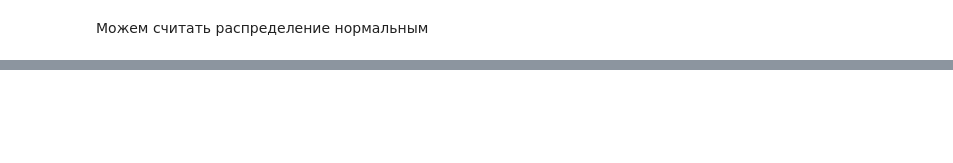
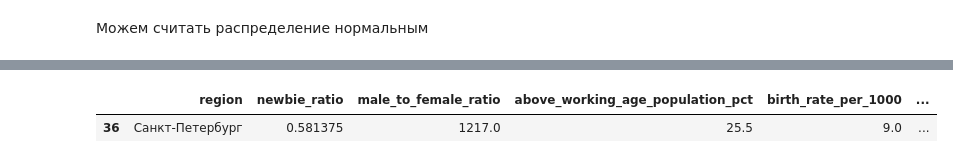
Before and after one commit to Alex12345432141242/abort-404, a Jupyter notebook: 5-verst.ipynb, the cells around one changed output, grey strips where cells are left out. Drawn from its saved outputs; the diff is of its cells as text; code cells hidden in the pictures; blank space fills up the shorter version.

```diff
--- a/5-verst.ipynb
+++ b/5-verst.ipynb
@@ -51,0 +139,3 @@ ShapiroResult(statistic=0.9577603279241281, pvalue=0.07661829586537218)
+# %%
+coef, p_value = stats.pearsonr(reg['newbie_ratio'], reg['disease_incidence_musculoskeletal'])
+print(coef, p_value)
@@ -51,0 +160,28 @@ ShapiroResult(statistic=0.9577603279241281, pvalue=0.07661829586537218)
+# %%
+reg['air_pollutant_relative_per_1000_person'] = reg['air_pollutant_emissions'] / reg['population_total'] * 1000
+reg = reg.drop(columns=['air_pollutant_emissions'])
+#относительно на 1000 человек считаем
+# %%
+# Фильтруем только целочисленные столбцы
+integer_columns = reg.select_dtypes(include=['number']).columns
+
+# Переменная для хранения незначимых переменных
+insignificant_vars = []
+
+# Обходим все целочисленные столбцы
+for col in integer_columns:
+
+    try:
+        if col != 'newbie_ratio':  # пропускаем целевую переменную
+        # Рассчитываем коэффициент корреляции Пирсона и p-значение
+            corr, p_value = stats.spearmanr(reg[col], reg['newbie_ratio'])
+
+        # Если p-значение больше 0.05, то переменная не стат значимо влияет на newbie_ratio
+            if p_value > 0.05:
+                insignificant_vars.append(col)
+    except Exception:
+        print(f'Nan по {col} столбцу есть')
+print()
+# Выводим все целочисленные переменные, которые не влияют стат значимо на newbie_ratio
+print("Неподходящие целочисленные переменные:", insignificant_vars)
+print(len(insignificant_vars))
@@ -51,0 +191,3 @@ ShapiroResult(statistic=0.9577603279241281, pvalue=0.07661829586537218)
+# %%
+# Удаляем незначимые переменные (по корреляции) из датафрейма
+reg = reg.drop(columns=insignificant_vars)
@@ -51,0 +238,5 @@ ShapiroResult(statistic=0.9577603279241281, pvalue=0.07661829586537218)
+# %%
+reg[reg['milk_production_total'].isnull()]  # по питеру нет о кол ве произведенного молока
+# %% [output]
+|  | region | newbie_ratio | male_to_female_ratio | above_working_age_population_pct | birth_rate_per_1000 | ... |
+| 36 | Санкт-Петербург | 0.581375 | 1217.0 | 25.5 | 9.0 | ... |
```
Also changed, not shown: parts of 29 cells of this notebook.
